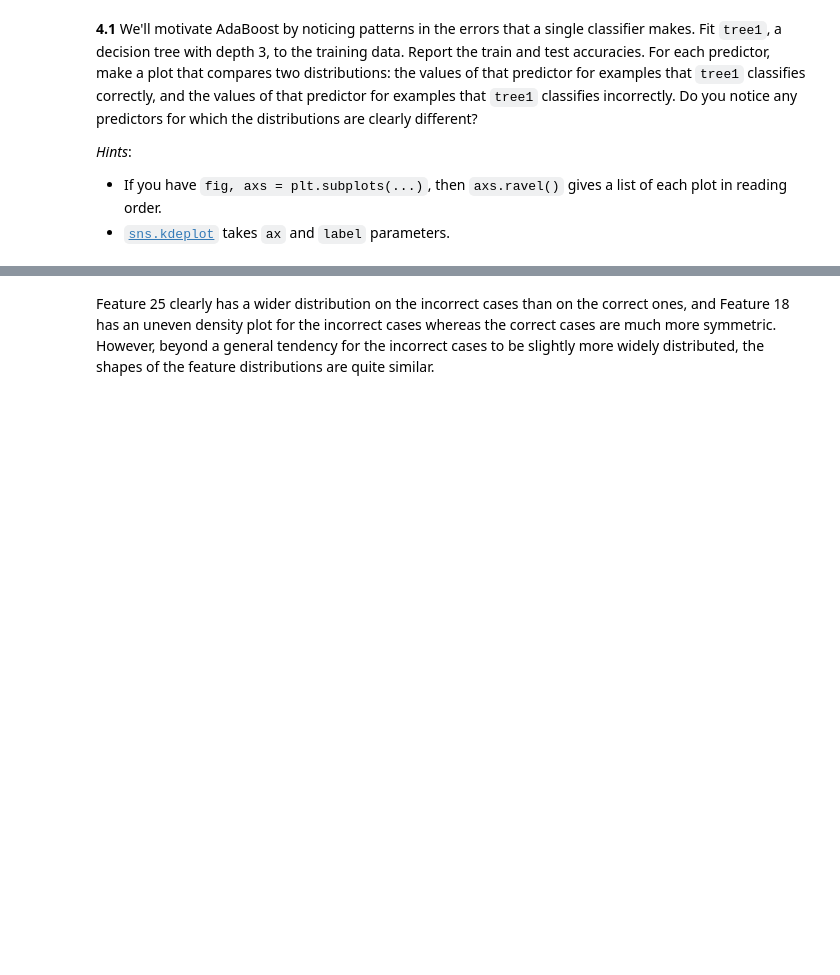
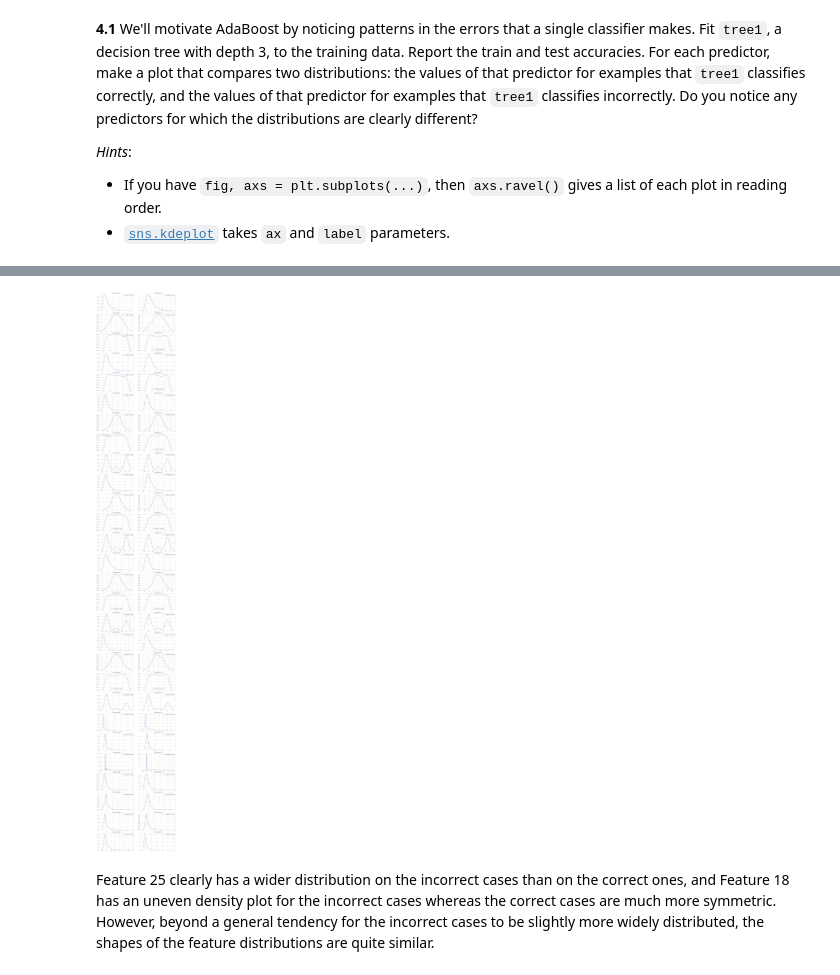
Before and after one commit to katiegrosch/2019-CS109A, a Jupyter notebook: content/homeworks/cs109a_hw6_209/cs109a_hw6_release.ipynb, the cells around one changed output, grey strips where cells are left out. Saved outputs shown, nothing was run; the diff lists cells and outputs as text; code cells hidden in the pictures; blank space fills up the shorter version.

```diff
--- a/content/homeworks/cs109a_hw6_209/cs109a_hw6_release.ipynb
+++ b/content/homeworks/cs109a_hw6_209/cs109a_hw6_release.ipynb
@@ -557,3 +575,17 @@ for i, ax in enumerate(axs.ravel()):
+# %%
+# TEST
+fig, axs = plt.subplots(n_features, 2, figsize=(16, 120))
+for i, ax in enumerate(axs.ravel()):
+    col = i // 2
+    side = i % 2
+    X_right = X_test[:, col][[round(p) for p in tree1.predict(X_test)] == y_test]
+    X_wrong = X_test[:, col][[round(p) for p in tree1.predict(X_test)] != y_test]
+    sns.kdeplot(X_wrong if side else X_right, ax=ax,
+                label='Feature %d, %s' % (col, 'incorrect' if side else 'correct'))
+    ax.set_title("Test Accuracy %d" % col)
+plt.show()
+# %% [output]
+[figure, added]
 # %% [markdown]
 Feature 25 clearly has a wider distribution on the incorrect cases than on the correct ones, and Feature 18 has an uneven density plot for the incorrect cases whereas the correct cases are much more symmetric. However, beyond a general tendency for the incorrect cases to be slightly more widely distributed, the shapes of the feature distributions are quite similar.
 # %%
```
Also changed, not shown: parts of 16 cells of this notebook.
